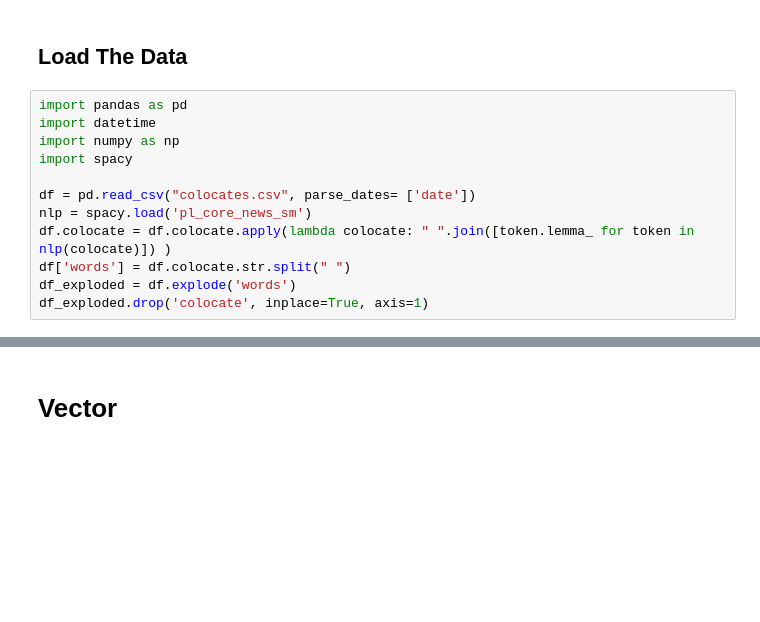
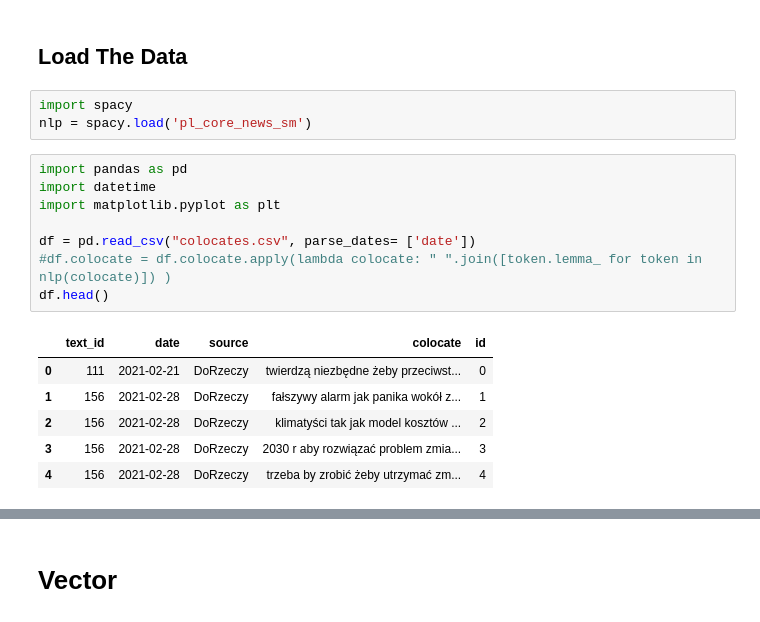
Before and after one commit to pSzyc/Climate, a Jupyter notebook: UFA/vectorization.ipynb, the cells around one changed output, grey strips where cells are left out. Saved outputs shown, nothing was run; the diff lists cells and outputs as text; blank space fills up the shorter version.

```diff
--- a/UFA/vectorization.ipynb
+++ b/UFA/vectorization.ipynb
@@ -1,14 +1,20 @@
 # %% [markdown]
 ## Load The Data
+# %%
+import spacy
+nlp = spacy.load('pl_core_news_sm')
 # %%
 import pandas as pd
 import datetime
-import numpy as np
-import spacy
+import matplotlib.pyplot as plt
 
 df = pd.read_csv("colocates.csv", parse_dates= ['date'])
-nlp = spacy.load('pl_core_news_sm')
-df.colocate = df.colocate.apply(lambda colocate: " ".join([token.lemma_ for token in nlp(colocate)]) )
-df['words'] = df.colocate.str.split(" ")
-df_exploded = df.explode('words')
-df_exploded.drop('colocate', inplace=True, axis=1)
+#df.colocate = df.colocate.apply(lambda colocate: " ".join([token.lemma_ for token in nlp(colocate)]) )
+df.head()
+# %% [output]
+|  | text_id | date | source | colocate | id |
+| 0 | 111 | 2021-02-21 | DoRzeczy | twierdzą niezbędne żeby przeciwst... | 0 |
+| 1 | 156 | 2021-02-28 | DoRzeczy | fałszywy alarm jak panika wokół z... | 1 |
+| 2 | 156 | 2021-02-28 | DoRzeczy | klimatyści tak jak model kosztów ... | 2 |
+| 3 | 156 | 2021-02-28 | DoRzeczy | 2030 r aby rozwiązać problem zmia... | 3 |
+| 4 | 156 | 2021-02-28 | DoRzeczy | trzeba by zrobić żeby utrzymać zm... | 4 |
```
Also changed, not shown: parts of 26 cells of this notebook, 2 other files.
